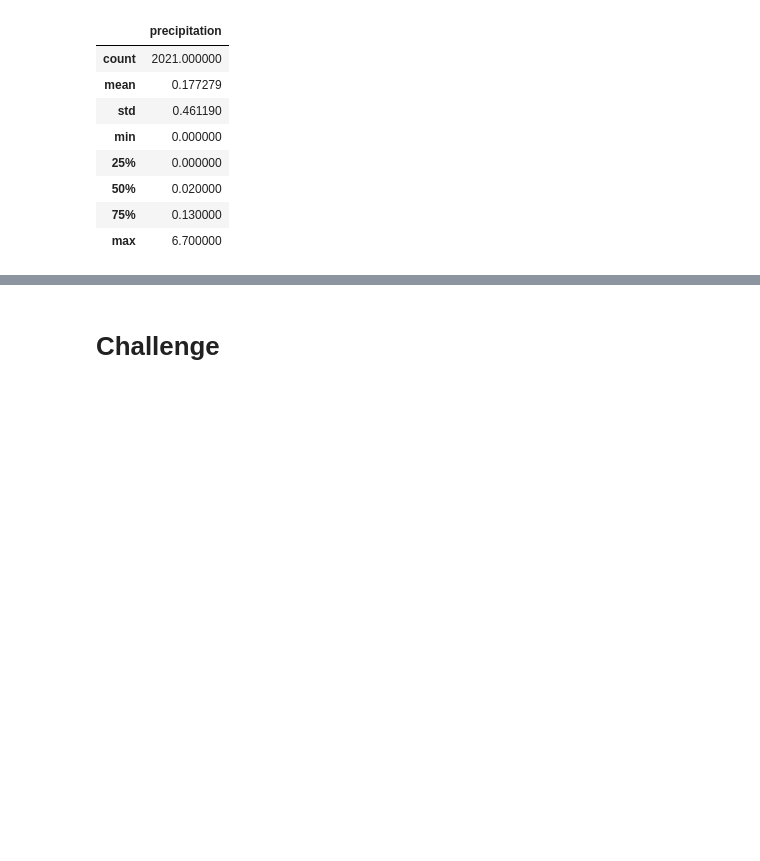
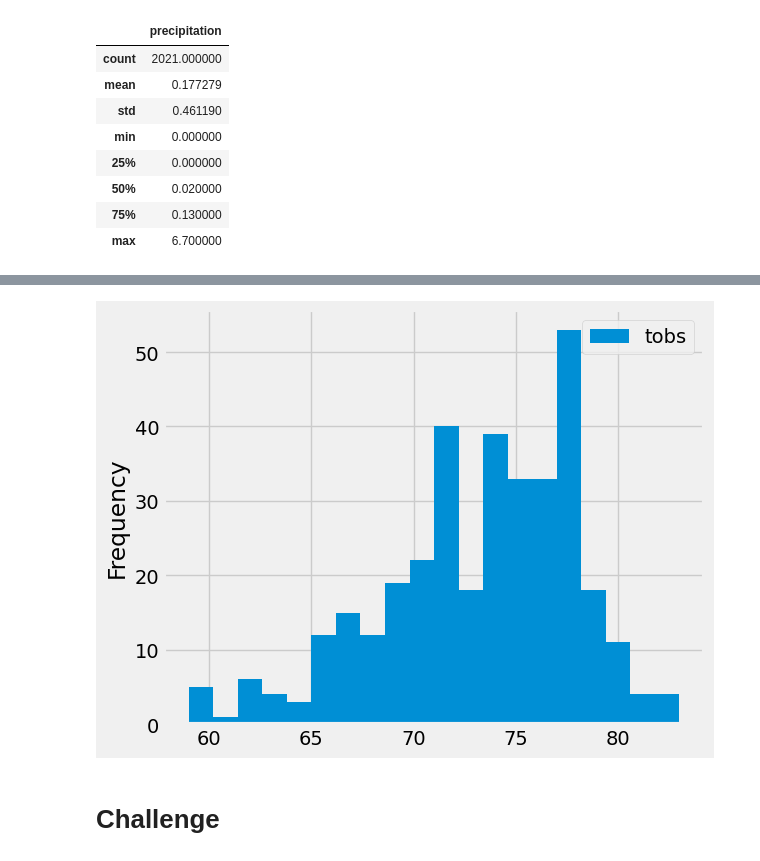
Before and after one commit to rcepsan/surfs_up, a Jupyter notebook: climate_analysis.ipynb, the cells around one changed output, grey strips where cells are left out. Saved outputs shown, nothing was run; the diff lists cells and outputs as text; code cells hidden in the pictures; blank space fills up the shorter version.

```diff
--- a/climate_analysis.ipynb
+++ b/climate_analysis.ipynb
@@ -167,3 +221,8 @@ df.describe()
+# %%
+df.plot.hist(bins=20)
+plt.tight_layout()
+# %% [output]
+[figure, added]
 # %%
 # Write a function called `calc_temps` that will accept start date and end date in the format '%Y-%m-%d'
 # and return the minimum, average, and maximum temperatures for that range of dates
```
Also changed, not shown: parts of 7 cells of this notebook.
